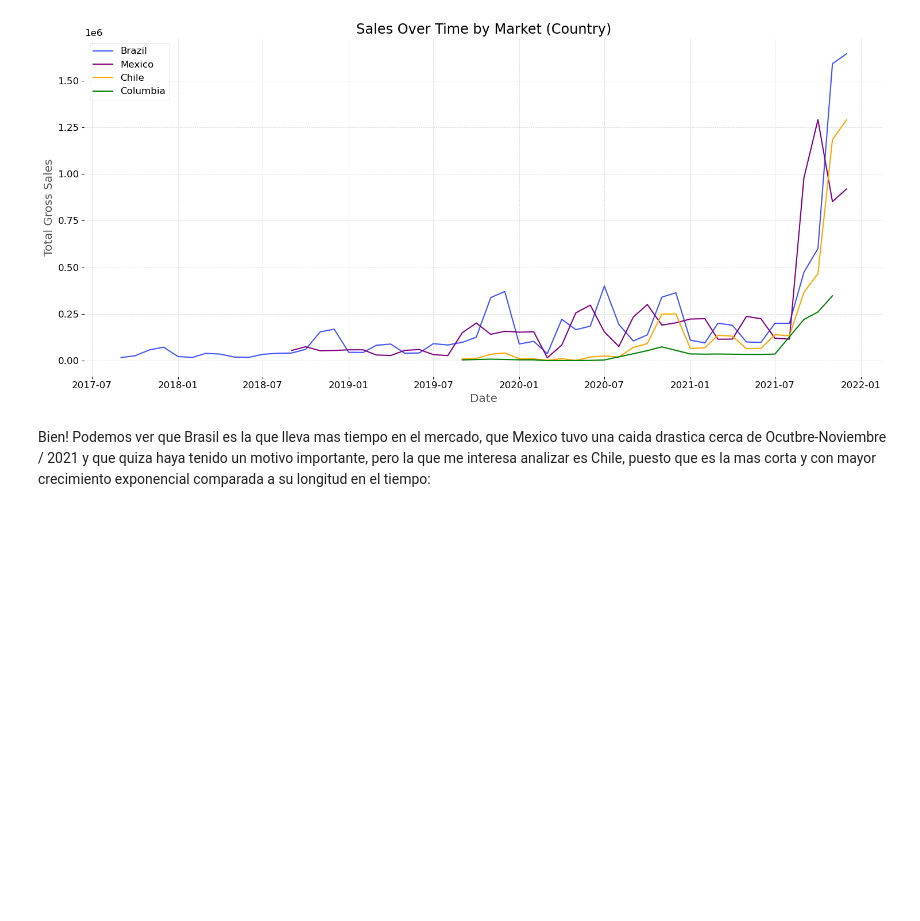
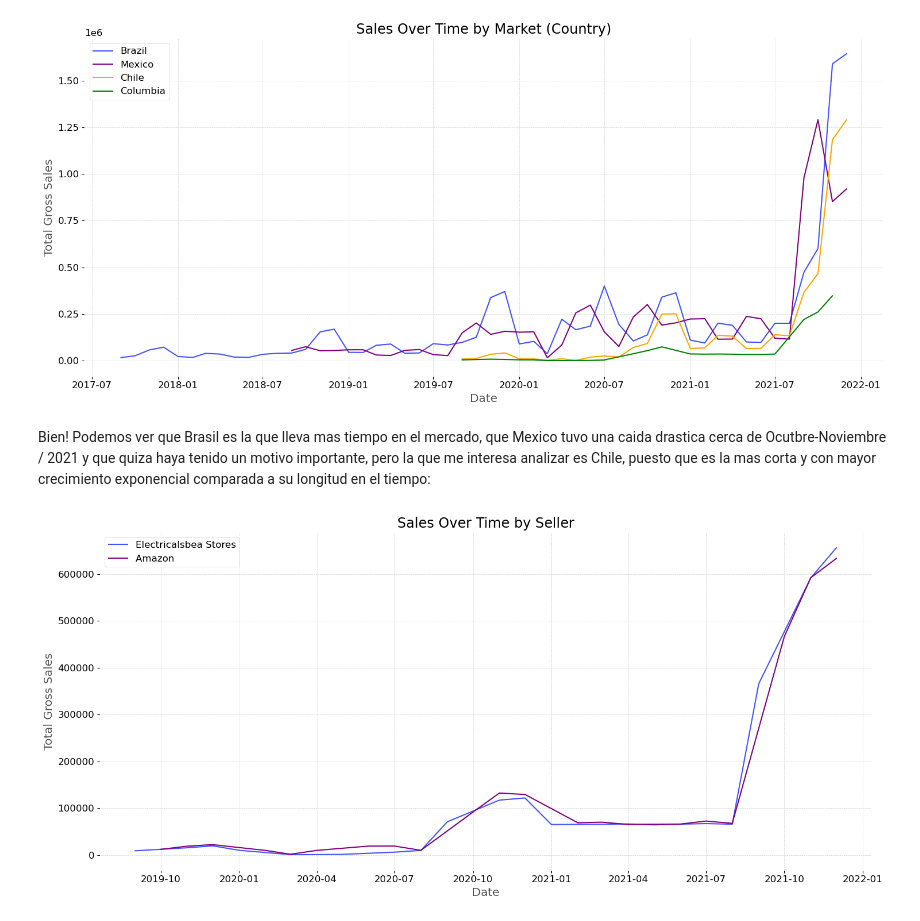
Before and after one commit to Daniboycg/Atliq_Database_Time-Series, a Jupyter notebook: src/notebooks/Summary.ipynb, the cells around one changed output. Cells and saved outputs as stored; diff of their text form; code cells hidden in the pictures; blank space fills up the shorter version.

```diff
--- a/src/notebooks/Summary.ipynb
+++ b/src/notebooks/Summary.ipynb
@@ -35,3 +35,8 @@ plot_sales_by_market(LATAM)
 [figure]
 # %% [markdown]
 Bien! Podemos ver que Brasil es la que lleva mas tiempo en el mercado, que Mexico tuvo una caida drastica cerca de Ocutbre-Noviembre / 2021 y que quiza haya tenido un motivo importante, pero la que me interesa analizar es Chile, puesto que es la mas corta y con mayor crecimiento exponencial comparada a su longitud en el tiempo:
+# %%
+chile = LATAM.query('market == "Chile"')
+plot_sales_by_customer(chile)
+# %% [output]
+[figure, added]
```
Also changed, not shown: parts of 4 cells of this notebook.
